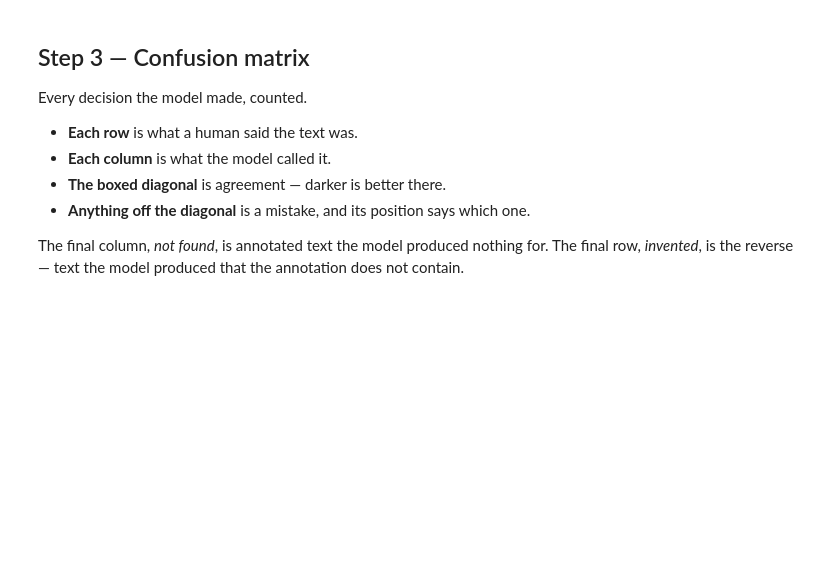
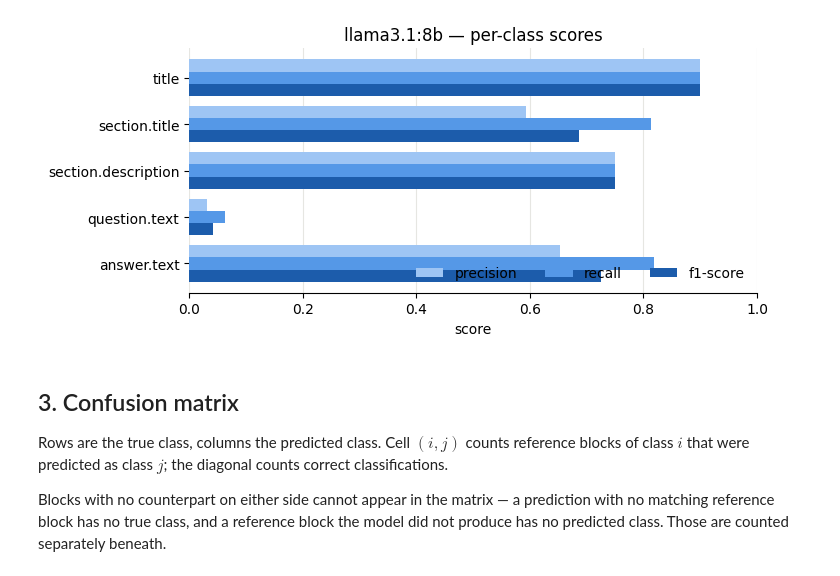
Before and after one commit to fairdataihub/dmpbridge, a Jupyter notebook: notebooks/1-llama31-8b-results-pdfplumber.ipynb, the cells around one changed output. Drawn from its saved outputs; the diff is of its cells as text; code cells hidden in the pictures; blank space fills up the shorter version.

```diff
--- a/notebooks/1-llama31-8b-results-pdfplumber.ipynb
+++ b/notebooks/1-llama31-8b-results-pdfplumber.ipynb
@@ -169,0 +75,18 @@ MACRO (average)               58.5%    66.9%    62.1%
+# %%
+per_class = compute_f1_rows(conf).set_index('label')
+
+print(f"{'':<22}{'precision':>10}{'recall':>9}{'f1-score':>10}{'support':>9}")
+print()
+for lab, r in per_class.iterrows():
+    print(f"{lab:<22}{r['precision']:>10.3f}{r['recall']:>9.3f}"
+          f"{r['f1']:>10.3f}{int(r['support']):>9}")
+print()
+print(f"{'micro avg':<22}{m['precision']:>10.3f}{m['recall']:>9.3f}"
+      f"{m['f1']:>10.3f}{int(per_class['support'].sum()):>9}")
+print(f"{'macro avg':<22}{per_class['precision'].mean():>10.3f}"
+      f"{per_class['recall'].mean():>9.3f}{per_class['f1'].mean():>10.3f}"
+      f"{int(per_class['support'].sum()):>9}")
+w = per_class['support'] / per_class['support'].sum()
+print(f"{'weighted avg':<22}{(per_class['precision'] * w).sum():>10.3f}"
+      f"{(per_class['recall'] * w).sum():>9.3f}{(per_class['f1'] * w).sum():>10.3f}"
+      f"{int(per_class['support'].sum()):>9}")
@@ -170,14 +105,35 @@ MACRO (average)               58.5%    66.9%    62.1%
+# %%
+fig, ax = plt.subplots(figsize=(7.5, 3.4))
+y = np.arange(len(per_class))
+h = 0.26
+for k, (col, colour) in enumerate((('precision', '#9ec5f4'),
+                                   ('recall', '#5598e7'),
+                                   ('f1', '#1c5cab'))):
+    ax.barh(y + (k - 1) * h, per_class[col], height=h,
+            color=colour, label=col if col != 'f1' else 'f1-score')
+ax.set_yticks(y)
+ax.set_yticklabels(per_class.index)
+ax.set_xlim(0, 1)
+ax.set_xlabel('score')
+ax.invert_yaxis()
+ax.legend(frameon=False, ncol=3, loc='lower right')
+ax.set_title(f'{MODEL} — per-class scores')
+ax.grid(axis='x', color='#e6e6e2', linewidth=0.8)
+ax.set_axisbelow(True)
+for side in ('top', 'right', 'left'):
+    ax.spines[side].set_visible(False)
+plt.tight_layout()
+plt.show()
+# %% [output]
+[figure, added]
 # %% [markdown]
-## Step 3 — Confusion matrix
+## 3. Confusion matrix
 
-Every decision the model made, counted.
+Rows are the true class, columns the predicted class. Cell $(i, j)$ counts reference
+blocks of class $i$ that were predicted as class $j$; the diagonal counts correct
+classifications.
 
-- **Each row** is what a human said the text was.
-- **Each column** is what the model called it.
-- **The boxed diagonal** is agreement — darker is better there.
-- **Anything off the diagonal** is a mistake, and its position says which one.
-
-The final column, *not found*, is annotated text the model produced nothing for. The
-final row, *invented*, is the reverse — text the model produced that the annotation
-does not contain.
+Blocks with no counterpart on either side cannot appear in the matrix — a prediction
+with no matching reference block has no true class, and a reference block the model
+did not produce has no predicted class. Those are counted separately beneath.
 # %%
```
Also changed, not shown: parts of 9 cells of this notebook.
